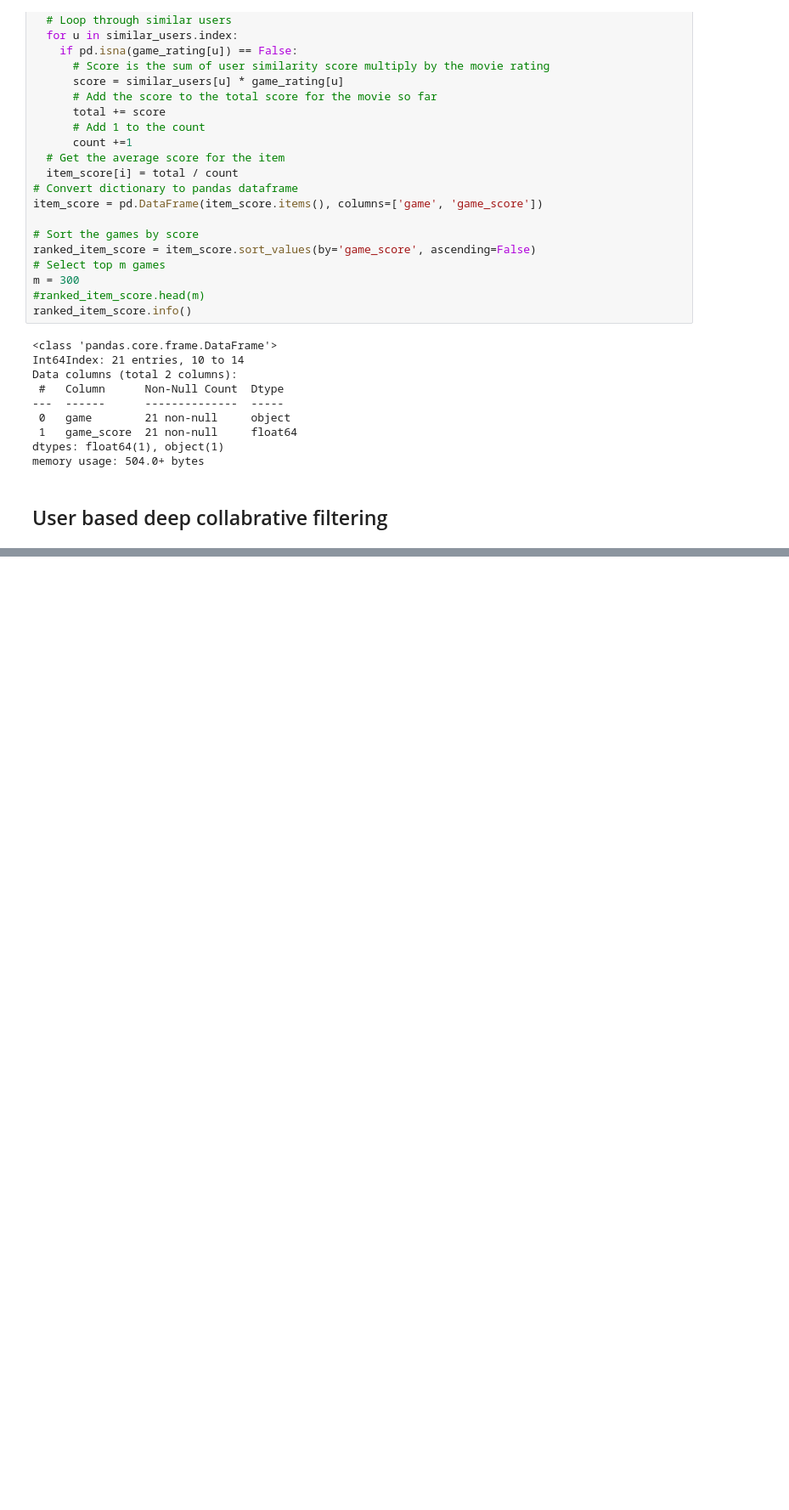
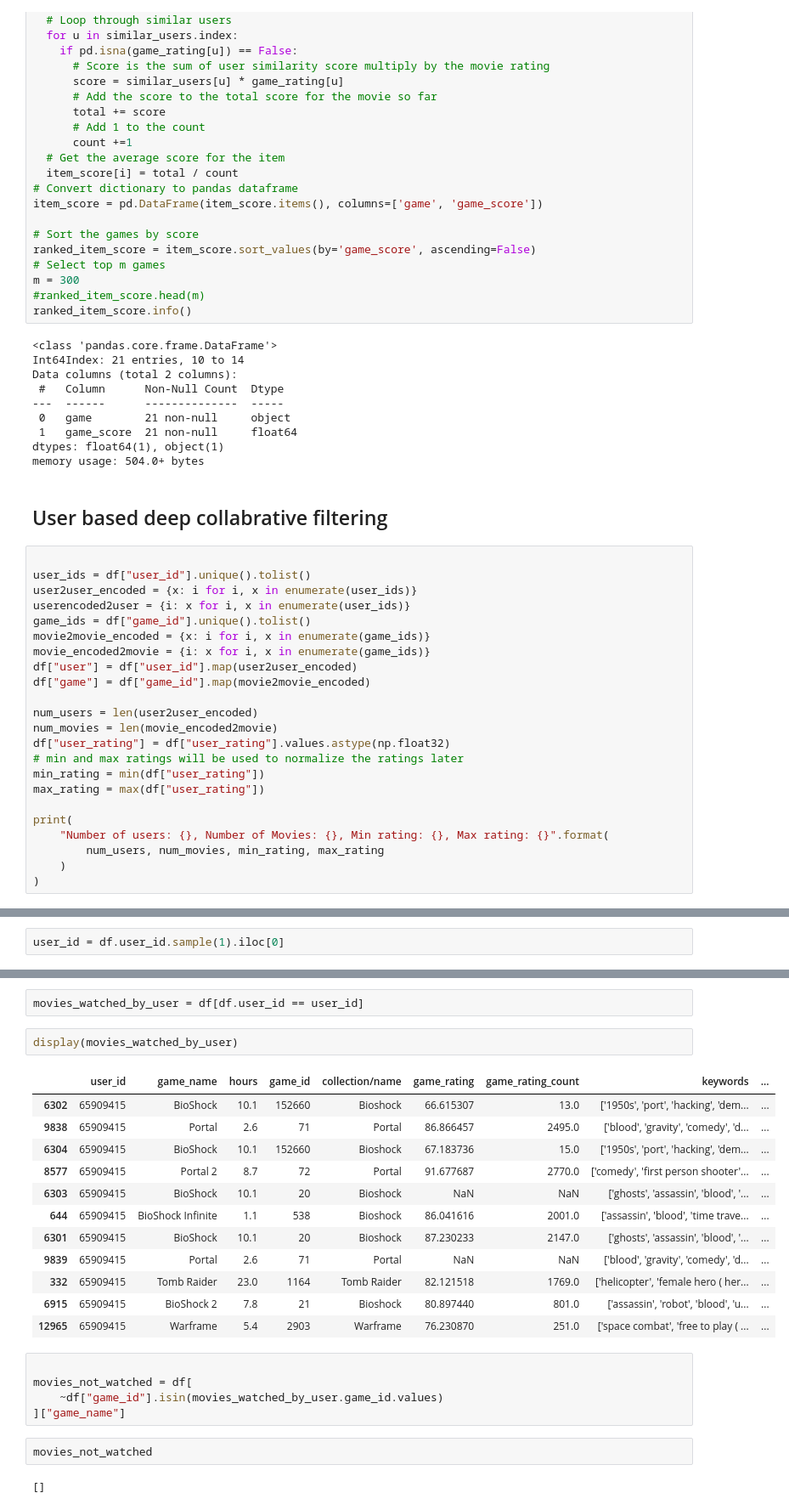
Before and after one commit to OmarEmad313/video-game-recommendation, a Jupyter notebook: video game recommendation with explicit rating/Video game recommendation with explicit data.ipynb, the cells around one changed output, grey strips where cells are left out. Shown at 85% size. Saved outputs shown, nothing was run; the diff lists cells and outputs as text; blank space fills up the shorter version.

```diff
--- a/video game recommendation with explicit rating/Video game recommendation with explicit data.ipynb
+++ b/video game recommendation with explicit rating/Video game recommendation with explicit data.ipynb
@@ -1329,3 +1330,26 @@ dtypes: float64(1), object(1)
 memory usage: 504.0+ bytes
 # %% [markdown]
 ## User based deep collabrative filtering
+# %%
+
+user_ids = df["user_id"].unique().tolist()
+user2user_encoded = {x: i for i, x in enumerate(user_ids)}
+userencoded2user = {i: x for i, x in enumerate(user_ids)}
+game_ids = df["game_id"].unique().tolist()
+movie2movie_encoded = {x: i for i, x in enumerate(game_ids)}
+movie_encoded2movie = {i: x for i, x in enumerate(game_ids)}
+df["user"] = df["user_id"].map(user2user_encoded)
+df["game"] = df["game_id"].map(movie2movie_encoded)
+
+num_users = len(user2user_encoded)
+num_movies = len(movie_encoded2movie)
+df["user_rating"] = df["user_rating"].values.astype(np.float32)
+# min and max ratings will be used to normalize the ratings later
+min_rating = min(df["user_rating"])
+max_rating = max(df["user_rating"])
+
+print(
+    "Number of users: {}, Number of Movies: {}, Min rating: {}, Max rating: {}".format(
+        num_users, num_movies, min_rating, max_rating
+    )
+)
@@ -1331,0 +1459,2 @@ memory usage: 504.0+ bytes
+# %%
+user_id = df.user_id.sample(1).iloc[0]
@@ -1331,0 +1465,26 @@ memory usage: 504.0+ bytes
+# %%
+movies_watched_by_user = df[df.user_id == user_id]
+# %%
+display(movies_watched_by_user)
+# %% [output]
+|  | user_id | game_name | hours | game_id | collection/name | game_rating | game_rating_count | keywords | ... |
+| 6302 | 65909415 | BioShock | 10.1 | 152660 | Bioshock | 66.615307 | 13.0 | ['1950s', 'port', 'hacking', 'dem... | ... |
+| 9838 | 65909415 | Portal | 2.6 | 71 | Portal | 86.866457 | 2495.0 | ['blood', 'gravity', 'comedy', 'd... | ... |
+| 6304 | 65909415 | BioShock | 10.1 | 152660 | Bioshock | 67.183736 | 15.0 | ['1950s', 'port', 'hacking', 'dem... | ... |
+| 8577 | 65909415 | Portal 2 | 8.7 | 72 | Portal | 91.677687 | 2770.0 | ['comedy', 'first person shooter'... | ... |
+| 6303 | 65909415 | BioShock | 10.1 | 20 | Bioshock | NaN | NaN | ['ghosts', 'assassin', 'blood', '... | ... |
+| 644 | 65909415 | BioShock Infinite | 1.1 | 538 | Bioshock | 86.041616 | 2001.0 | ['assassin', 'blood', 'time trave... | ... |
+| 6301 | 65909415 | BioShock | 10.1 | 20 | Bioshock | 87.230233 | 2147.0 | ['ghosts', 'assassin', 'blood', '... | ... |
+| 9839 | 65909415 | Portal | 2.6 | 71 | Portal | NaN | NaN | ['blood', 'gravity', 'comedy', 'd... | ... |
+| 332 | 65909415 | Tomb Raider | 23.0 | 1164 | Tomb Raider | 82.121518 | 1769.0 | ['helicopter', 'female hero ( her... | ... |
+| 6915 | 65909415 | BioShock 2 | 7.8 | 21 | Bioshock | 80.897440 | 801.0 | ['assassin', 'robot', 'blood', 'u... | ... |
+| 12965 | 65909415 | Warframe | 5.4 | 2903 | Warframe | 76.230870 | 251.0 | ['space combat', 'free to play ( ... | ... |
+# %%
+
+movies_not_watched = df[
+    ~df["game_id"].isin(movies_watched_by_user.game_id.values)
+]["game_name"]
+# %%
+movies_not_watched
+# %% [output]
+[]
```
Also changed, not shown: parts of 21 cells of this notebook.
